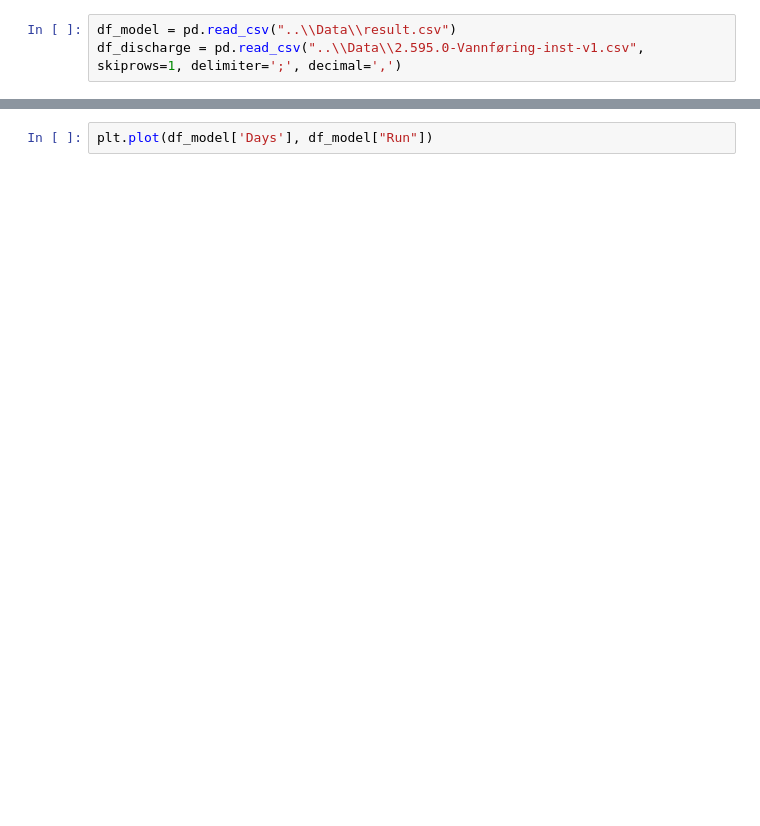
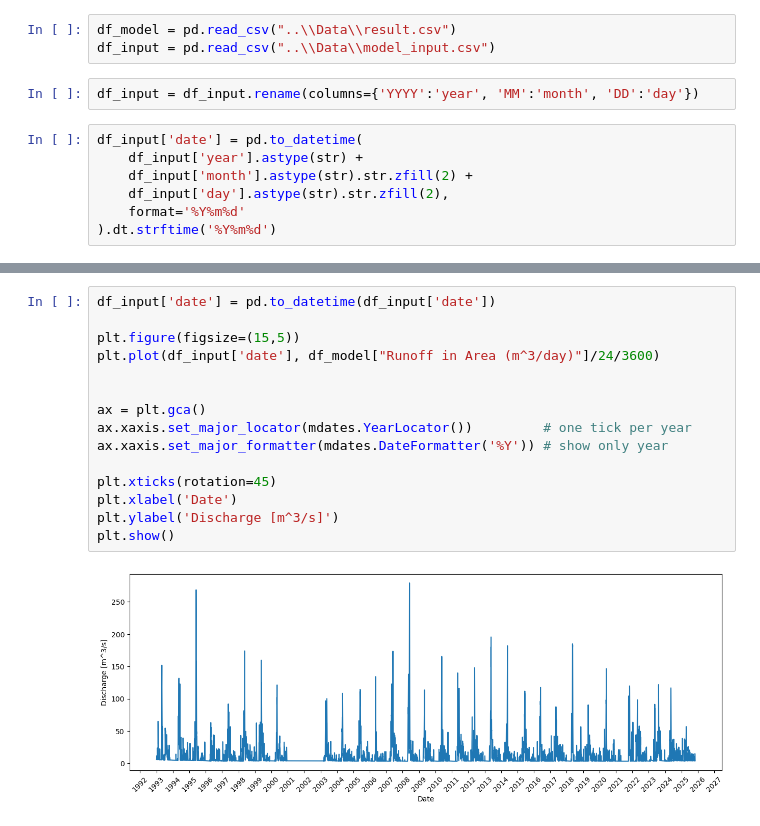
Before and after one commit to maxblw/CEGM2005_glommaproject, a Jupyter notebook: Data_analysis/Model_results.ipynb, the cells around one changed output, grey strips where cells are left out. Cells and saved outputs as stored; diff of their text form; blank space fills up the shorter version.

```diff
--- a/Data_analysis/Model_results.ipynb
+++ b/Data_analysis/Model_results.ipynb
@@ -6,3 +7,12 @@ from scipy.signal import find_peaks
 # %%
 df_model = pd.read_csv("..\\Data\\result.csv")
-df_discharge = pd.read_csv("..\\Data\\2.595.0-Vannføring-inst-v1.csv", skiprows=1, delimiter=';', decimal=',')
+df_input = pd.read_csv("..\\Data\\model_input.csv")
+# %%
+df_input = df_input.rename(columns={'YYYY':'year', 'MM':'month', 'DD':'day'})
+# %%
+df_input['date'] = pd.to_datetime(
+    df_input['year'].astype(str) +
+    df_input['month'].astype(str).str.zfill(2) +
+    df_input['day'].astype(str).str.zfill(2),
+    format='%Y%m%d'
+).dt.strftime('%Y%m%d')
@@ -21,2 +55,17 @@ Q_obs = df_discharge['Vannføring (m³/s)']
 # %%
-plt.plot(df_model['Days'], df_model["Run"])
+df_input['date'] = pd.to_datetime(df_input['date'])
+
+plt.figure(figsize=(15,5))
+plt.plot(df_input['date'], df_model["Runoff in Area (m^3/day)"]/24/3600)
+
+
+ax = plt.gca()
+ax.xaxis.set_major_locator(mdates.YearLocator())         # one tick per year
+ax.xaxis.set_major_formatter(mdates.DateFormatter('%Y')) # show only year
+
+plt.xticks(rotation=45)
+plt.xlabel('Date')
+plt.ylabel('Discharge [m^3/s]')
+plt.show()
+# %% [output]
+[figure, added]
```
Also changed, not shown: parts of 11 cells of this notebook.
